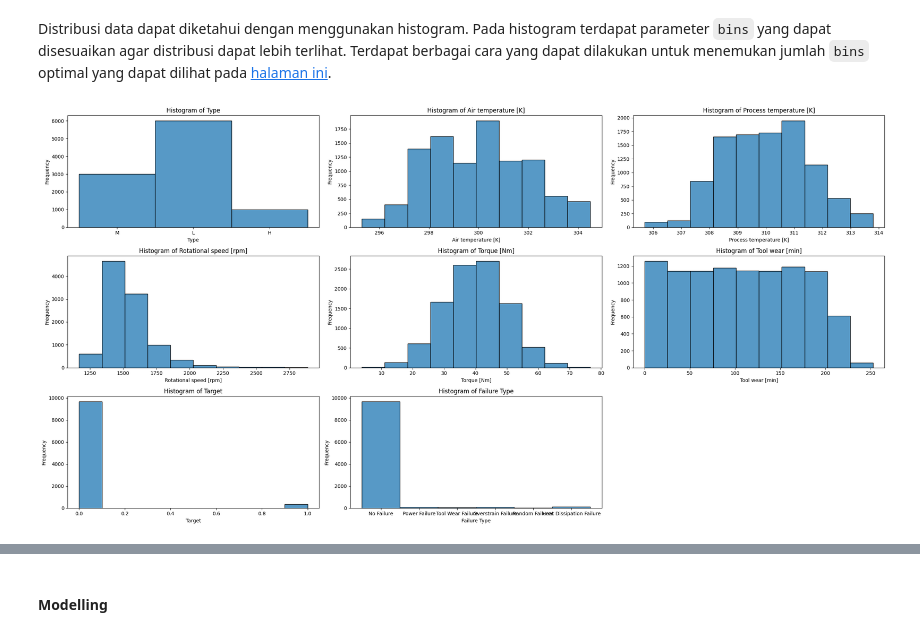
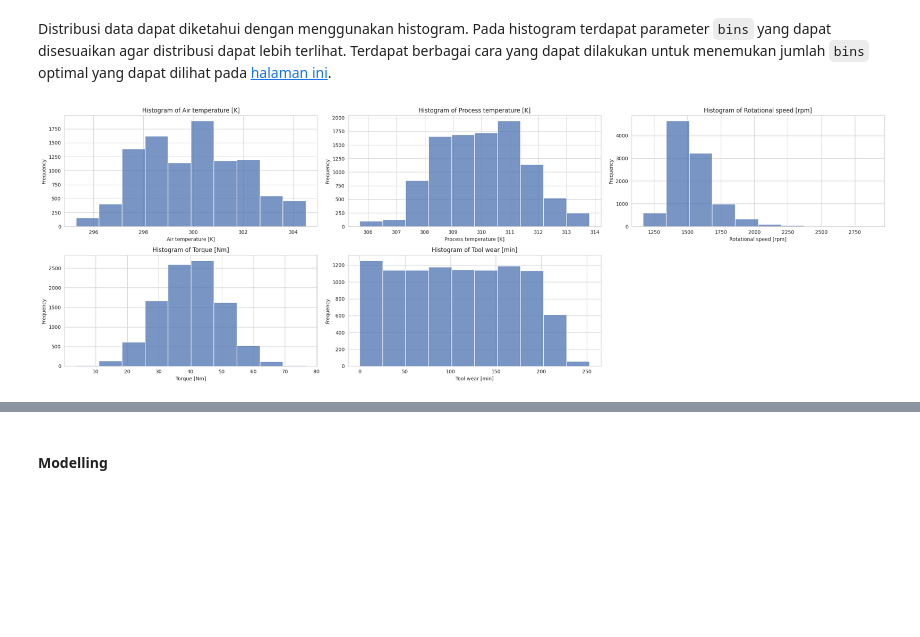
Before and after one commit to Algoritma-dan-Pemrograman-ITS/modul-pkt, a Jupyter notebook: Materi 4 Klasifikasi/Materi_Pelatihan_Pupuk_Kaltim_Klasifikasi.ipynb, the cells around one changed output, grey strips where cells are left out. Cells and saved outputs as stored; diff of their text form; code cells hidden in the pictures; blank space fills up the shorter version.

```diff
--- a/Materi 4 Klasifikasi/Materi_Pelatihan_Pupuk_Kaltim_Klasifikasi.ipynb
+++ b/Materi 4 Klasifikasi/Materi_Pelatihan_Pupuk_Kaltim_Klasifikasi.ipynb
@@ -30,2 +106,22 @@ import numpy as np
+# %%
+import pandas as pd
+import matplotlib.pyplot as plt
+import seaborn as sns
+import numpy as np
+import math
+
+from sklearn.preprocessing import StandardScaler
+from sklearn.preprocessing import MinMaxScaler
+from sklearn.preprocessing import LabelEncoder
+from sklearn.model_selection import train_test_split
+from sklearn.metrics import accuracy_score, precision_score, recall_score, f1_score
+from sklearn.linear_model import LogisticRegression
+from sklearn.svm import SVC
+from sklearn.tree import DecisionTreeClassifier
+from sklearn.ensemble import RandomForestClassifier
+from sklearn.ensemble import GradientBoostingClassifier
+from sklearn.preprocessing import OrdinalEncoder
+
+sns.set_style("whitegrid")
 # %% [markdown]
 #### Business Understanding
@@ -62,3 +164,5 @@ Dari tabel diatas, dapat dilihat bahwa data yang dimiliki oleh perusahaan terdir
+# %%
+df.drop(['Failure Type'], axis=1, inplace=True)
 # %%
 df.nunique()
 # %% [output]
@@ -134,29 +235,35 @@ df.describe()
 # %% [markdown]
 Distribusi data dapat diketahui dengan menggunakan histogram. Pada histogram terdapat parameter `bins` yang dapat disesuaikan agar distribusi dapat lebih terlihat. Terdapat berbagai cara yang dapat dilakukan untuk menemukan jumlah `bins` optimal yang dapat dilihat pada [halaman ini](https://how2matplotlib.com/bin-size-in-matplotlib-histogram.html).
 # %%
-import math
+features_to_plot = [
+    "Air temperature [K]",
+    "Process temperature [K]",
+    "Rotational speed [rpm]",
+    "Torque [Nm]",
+    "Tool wear [min]",
+]
+num_features = len(features_to_plot)
 
-num_features = len(df.columns)
 
 ncols = 3
 nrows = math.ceil(num_features / ncols)
 
 fig, axes = plt.subplots(nrows=nrows, ncols=ncols,
                          figsize=(8 * ncols, 4 * nrows))
 
 axes = axes.flatten()
 
-for i, column in enumerate(df.columns):
+for i, column in enumerate(features_to_plot):
     sns.histplot(df[column], bins=10, ax=axes[i], kde=False)
     axes[i].set_title(f'Histogram of {column}')
     axes[i].set_xlabel(column)
     axes[i].set_ylabel('Frequency')
 
 # Delete empty subplots
 for j in range(i + 1, len(axes)):
     fig.delaxes(axes[j])
 
 plt.tight_layout()
 plt.show()
 # %% [output]
-[figure, old version]
+[figure, new version]
```
Also changed, not shown: parts of 127 cells of this notebook.
